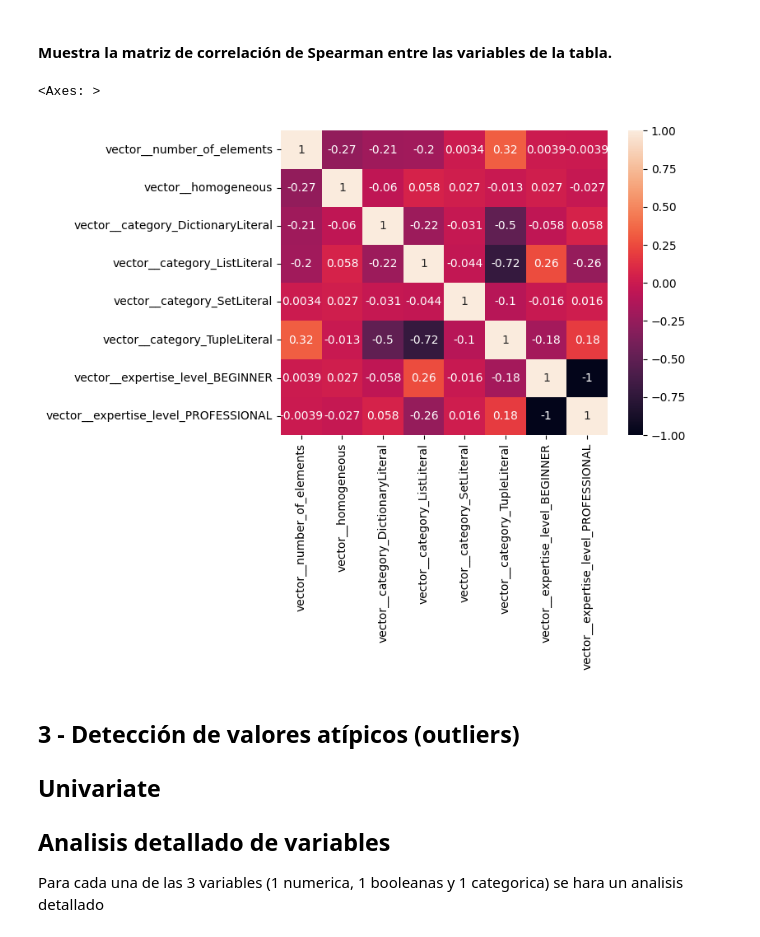
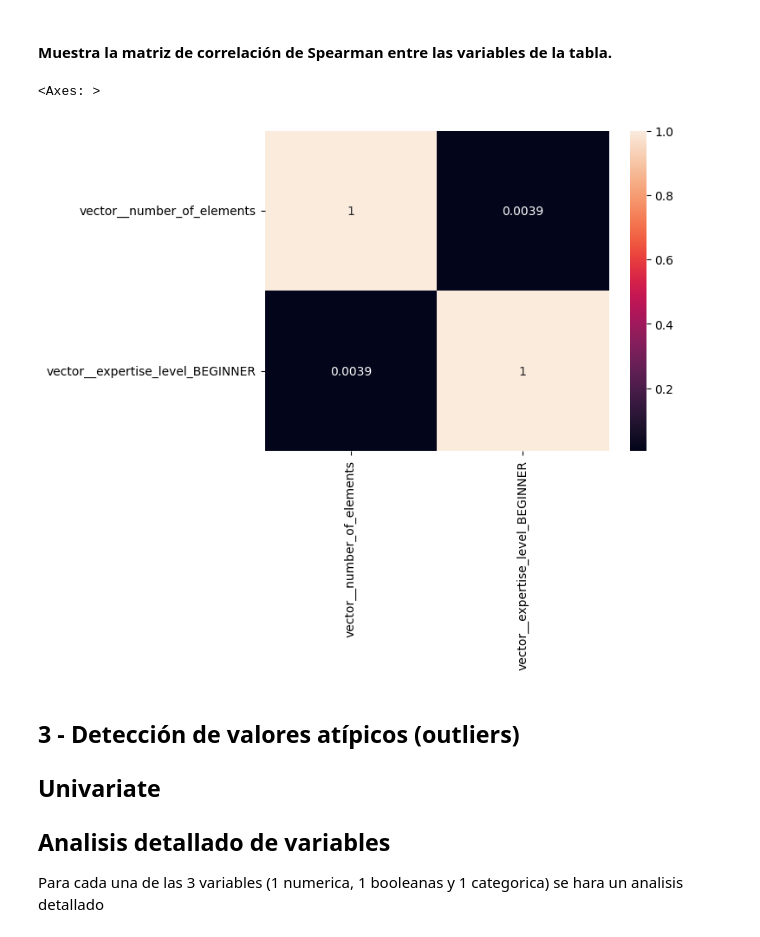
Before and after one commit to UO284262/PythonSourceCodeAnalysis, a Jupyter notebook: notebooks/15_vectors.ipynb, the cells around one changed output. Drawn from its saved outputs; the diff is of its cells as text; code cells hidden in the pictures.

Commit message:
Correlation matrix change

```diff
--- a/notebooks/15_vectors.ipynb
+++ b/notebooks/15_vectors.ipynb
@@ -172,11 +172,13 @@ Features shape: (241330, 8)
 Target shape: (241330,)
 # %% [markdown]
 #### Muestra la matriz de correlación de Spearman entre las variables de la tabla.
+# %%
+correlation_features = ['vector__number_of_elements', 'vector__expertise_level_BEGINNER']
 # %%
-sns.heatmap(X.corr(method='spearman'), annot=True)
+sns.heatmap(X[correlation_features].corr(method='spearman'), annot=True)
 # %% [output]
 <Axes: >
-[figure, old version]
+[figure, new version]
 # %% [markdown]
 ## 3 - Detección de valores atípicos (outliers)
 ## Univariate
```
Also changed, not shown: parts of 1 cell of this notebook, 6 other files.
